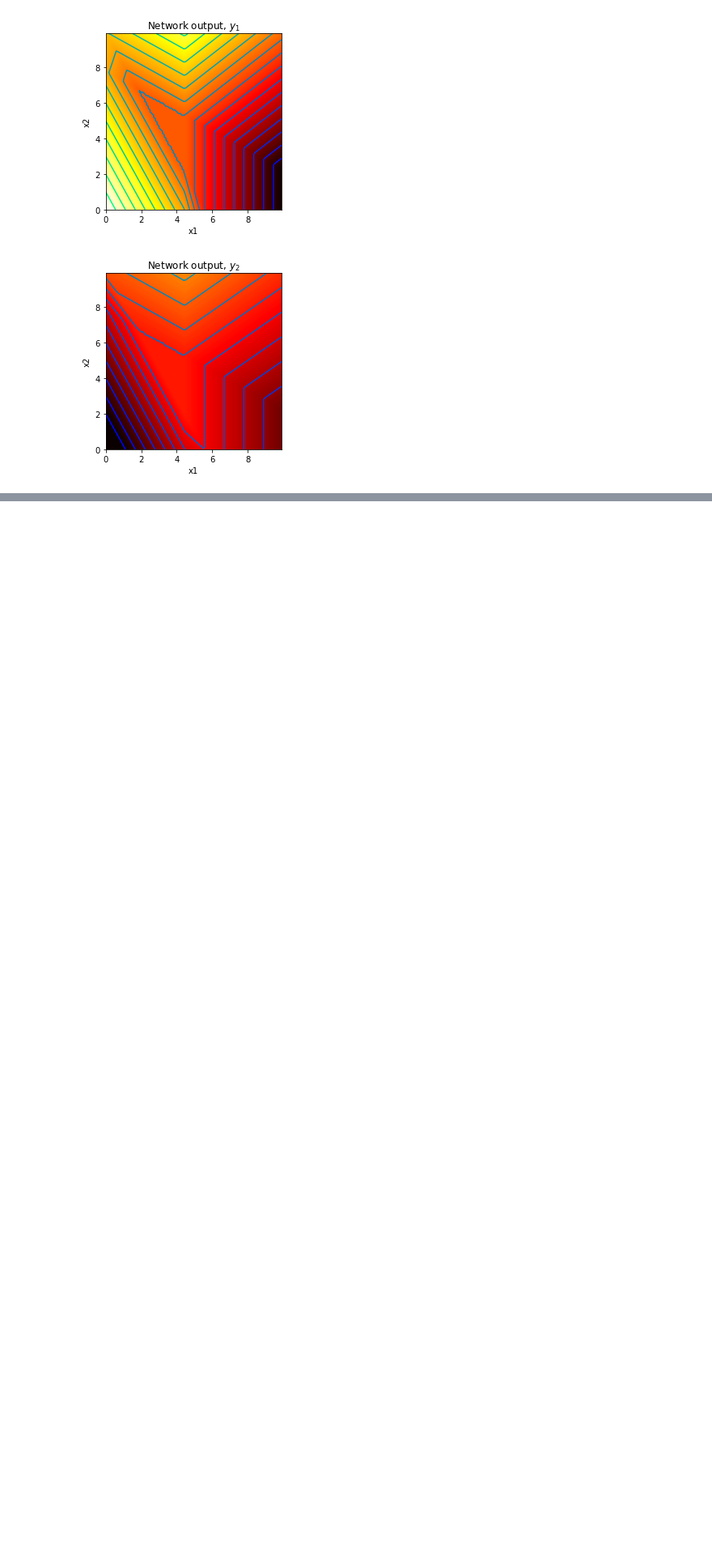
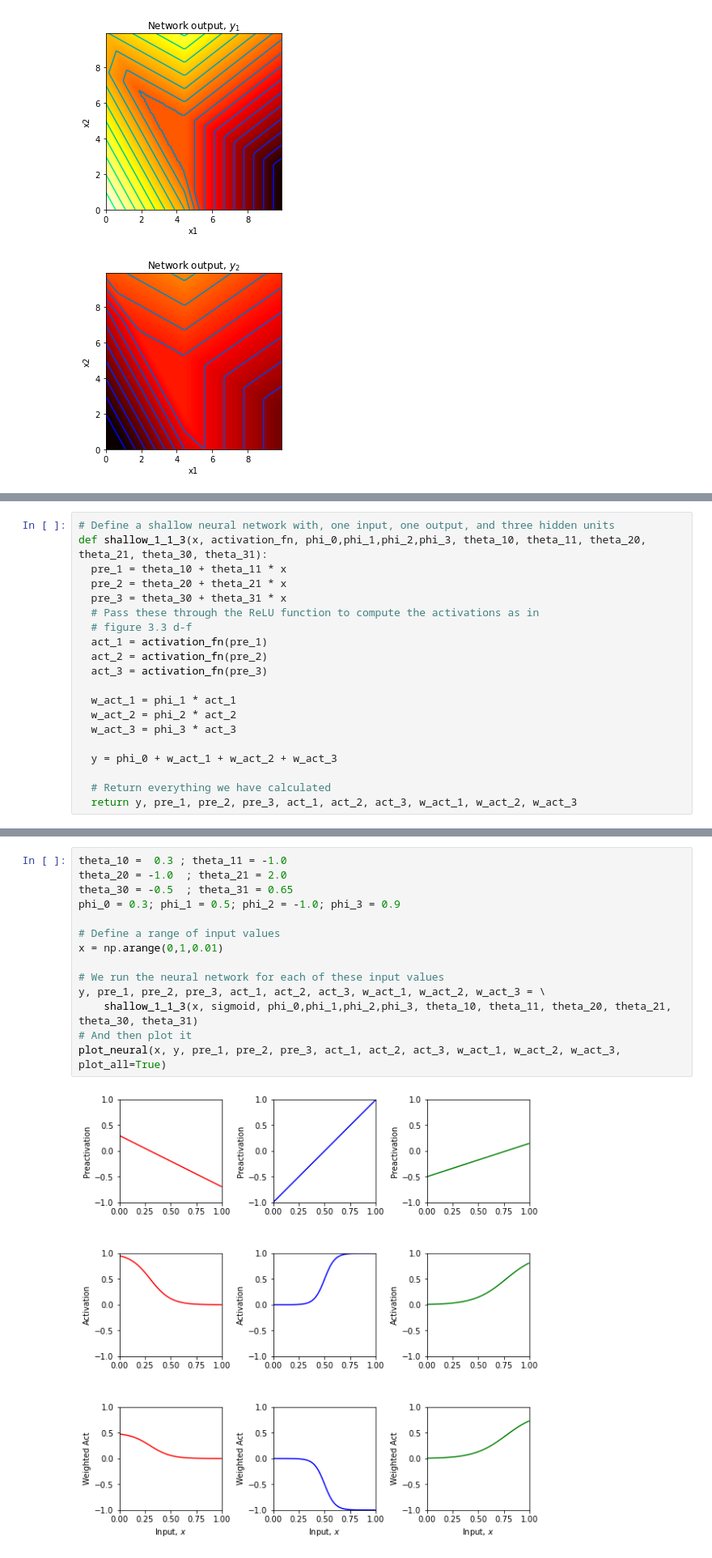
Before and after one commit to sepide97/My_Code_Sepide, a Jupyter notebook: Neural_Networks/ Shallow_neural_networks.ipynb, the cells around one changed output, grey strips where cells are left out. Shown at 81% size. Drawn from its saved outputs; the diff is of its cells as text; blank space fills up the shorter version.

```diff
--- a/Neural_Networks/ Shallow_neural_networks.ipynb
+++ b/Neural_Networks/ Shallow_neural_networks.ipynb
@@ -317,0 +443,20 @@ plot_neural_2_inputs_2_outputs(x1,x2, y1, y2, pre_1, pre_2, pre_3, act_1, act_2,
+# %%
+# Define a shallow neural network with, one input, one output, and three hidden units
+def shallow_1_1_3(x, activation_fn, phi_0,phi_1,phi_2,phi_3, theta_10, theta_11, theta_20, theta_21, theta_30, theta_31):
+  pre_1 = theta_10 + theta_11 * x
+  pre_2 = theta_20 + theta_21 * x
+  pre_3 = theta_30 + theta_31 * x
+  # Pass these through the ReLU function to compute the activations as in
+  # figure 3.3 d-f
+  act_1 = activation_fn(pre_1)
+  act_2 = activation_fn(pre_2)
+  act_3 = activation_fn(pre_3)
+
+  w_act_1 = phi_1 * act_1
+  w_act_2 = phi_2 * act_2
+  w_act_3 = phi_3 * act_3
+
+  y = phi_0 + w_act_1 + w_act_2 + w_act_3
+
+  # Return everything we have calculated
+  return y, pre_1, pre_2, pre_3, act_1, act_2, act_3, w_act_1, w_act_2, w_act_3
@@ -317,0 +516,16 @@ plot_neural_2_inputs_2_outputs(x1,x2, y1, y2, pre_1, pre_2, pre_3, act_1, act_2,
+# %%
+theta_10 =  0.3 ; theta_11 = -1.0
+theta_20 = -1.0  ; theta_21 = 2.0
+theta_30 = -0.5  ; theta_31 = 0.65
+phi_0 = 0.3; phi_1 = 0.5; phi_2 = -1.0; phi_3 = 0.9
+
+# Define a range of input values
+x = np.arange(0,1,0.01)
+
+# We run the neural network for each of these input values
+y, pre_1, pre_2, pre_3, act_1, act_2, act_3, w_act_1, w_act_2, w_act_3 = \
+    shallow_1_1_3(x, sigmoid, phi_0,phi_1,phi_2,phi_3, theta_10, theta_11, theta_20, theta_21, theta_30, theta_31)
+# And then plot it
+plot_neural(x, y, pre_1, pre_2, pre_3, act_1, act_2, act_3, w_act_1, w_act_2, w_act_3, plot_all=True)
+# %% [output]
+[figure, added]
```
Also changed, not shown: parts of 27 cells of this notebook.
